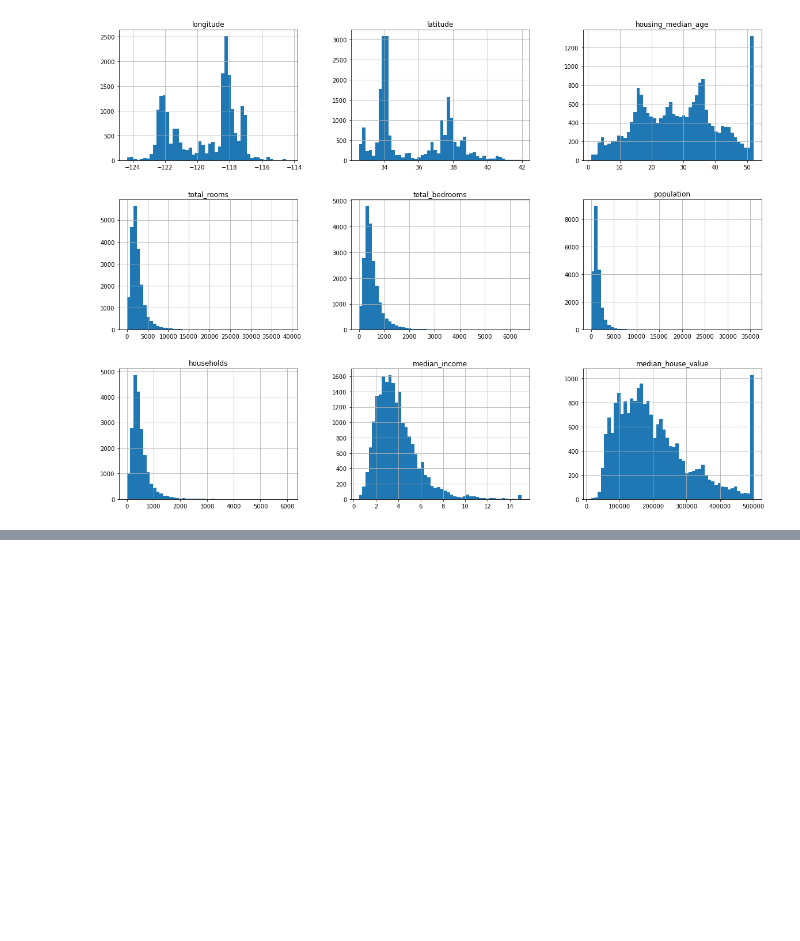
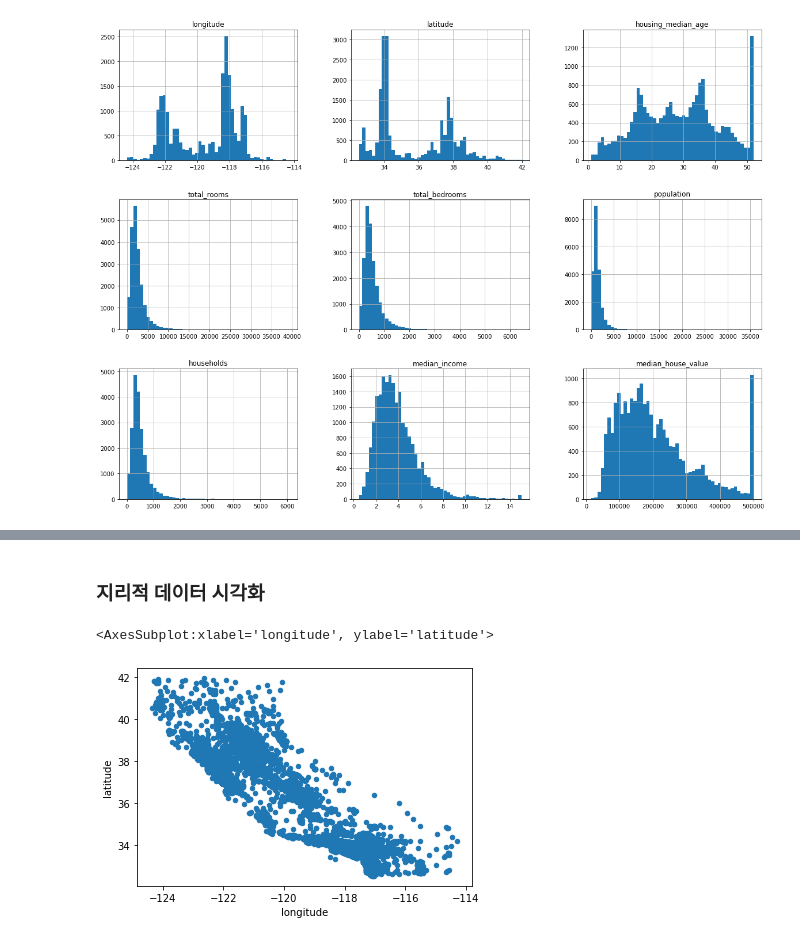
Before and after one commit to OHBEYOUNGHUN/Machine_practice, a Jupyter notebook: hands_on/캘리포니아집값_예측.ipynb, the cells around one changed output, grey strips where cells are left out. Cells and saved outputs as stored; diff of their text form; code cells hidden in the pictures; blank space fills up the shorter version.

```diff
--- a/hands_on/캘리포니아집값_예측.ipynb
+++ b/hands_on/캘리포니아집값_예측.ipynb
@@ -89,0 +140,9 @@ plt.show()
+# %%
+#소득 카테고리를 기반으로 계층 샘플링
+#사이킷런
+from sklearn.model_selection import StratifiedShuffleSplit
+
+split = StratifiedShuffleSplit(n_splits = 1, test_size = 0.2, random_state = 42)
+for train_index, test_index in split.split(housing, housing["income_cat"]):
+    strat_train_set = housing.loc[train_index]
+    strat_test_set = housing.loc[test_index]
@@ -89,0 +167,10 @@ plt.show()
+# %%
+#훈련세트를 손상시키지 않게 복사본 메이킹
+housing = strat_train_set.copy()
+# %% [markdown]
+### 지리적 데이터 시각화
+# %%
+housing.plot(kind = "scatter", x="longitude", y="latitude") #지리정보 산점도
+# %% [output]
+<AxesSubplot:xlabel='longitude', ylabel='latitude'>
+[figure, added]
```
Also changed, not shown: parts of 31 cells of this notebook.
